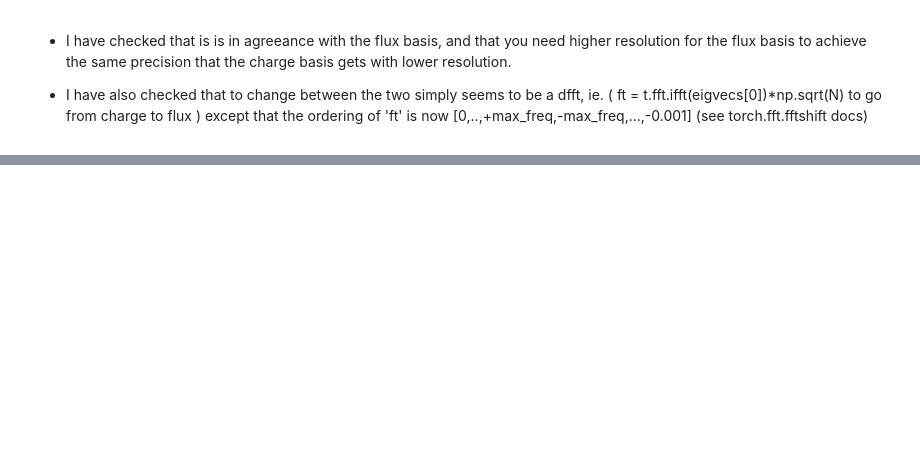
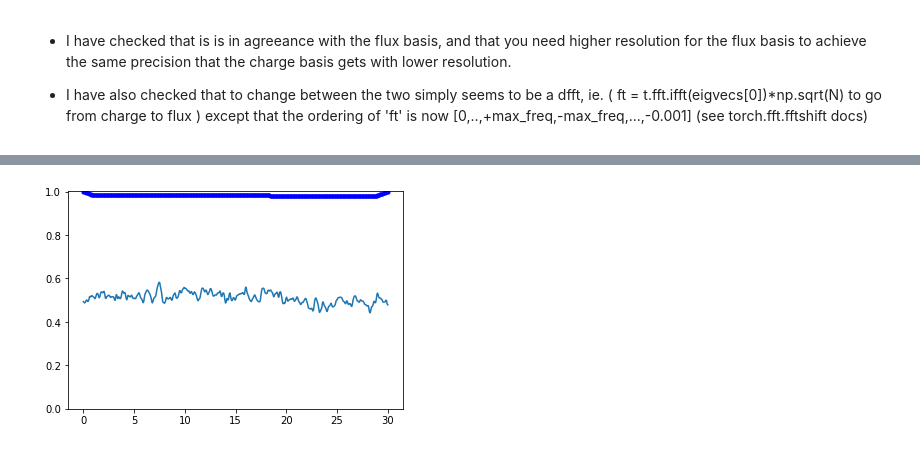
Before and after one commit to Vinther901/Quantum-Optimal-Control, a Jupyter notebook: 1DToyExample/Flensmon_1D.ipynb, the cells around one changed output, grey strips where cells are left out. Saved outputs shown, nothing was run; the diff lists cells and outputs as text; code cells hidden in the pictures; blank space fills up the shorter version.

```diff
--- a/1DToyExample/Flensmon_1D.ipynb
+++ b/1DToyExample/Flensmon_1D.ipynb
@@ -44,0 +224,4 @@ eigvecs = eigvecs.T
+# %%
+model.plot_activation_func()
+# %% [output]
+[figure, added]
```
Also changed, not shown: parts of 10 cells of this notebook, 2 other files.
